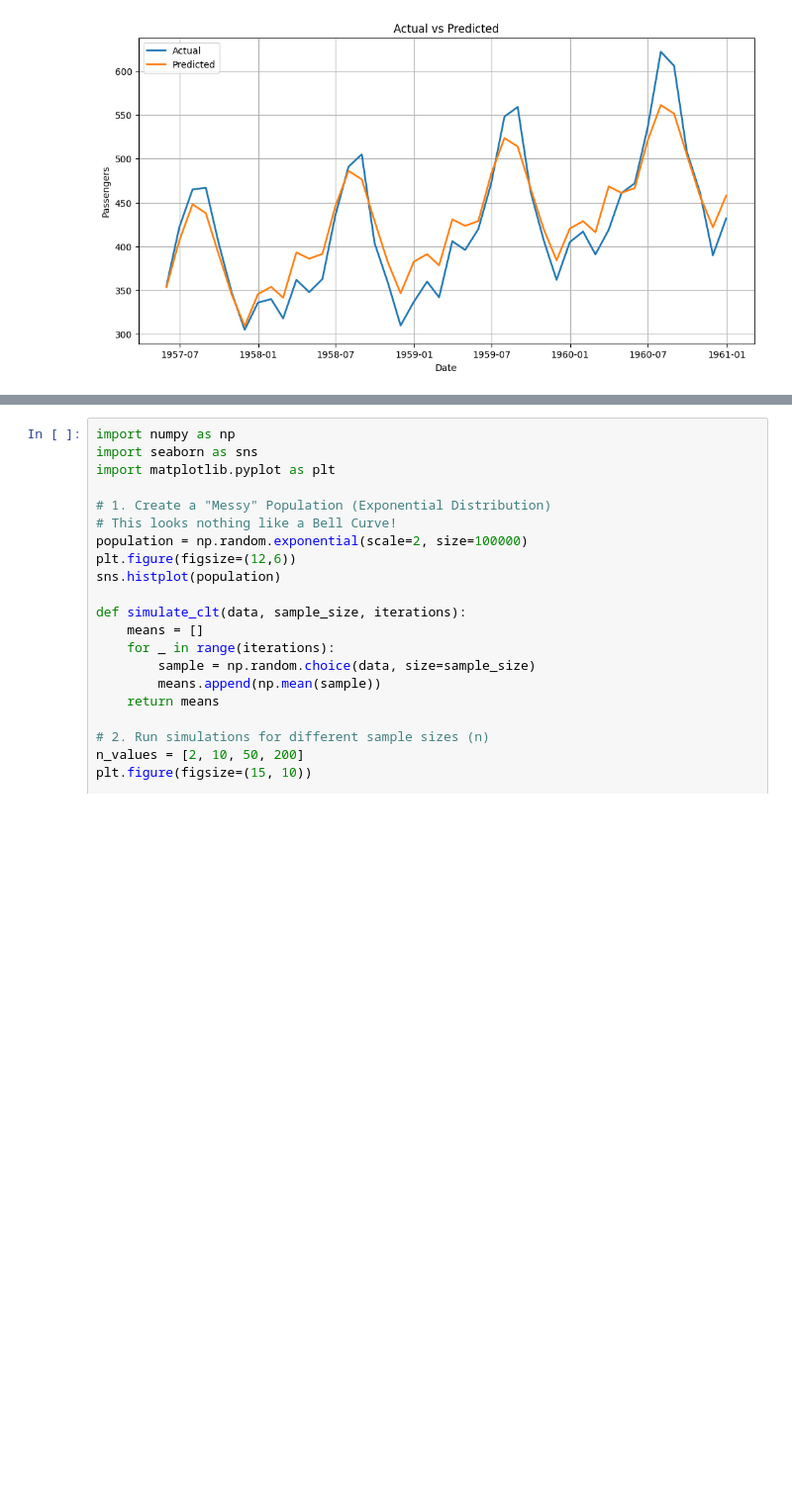
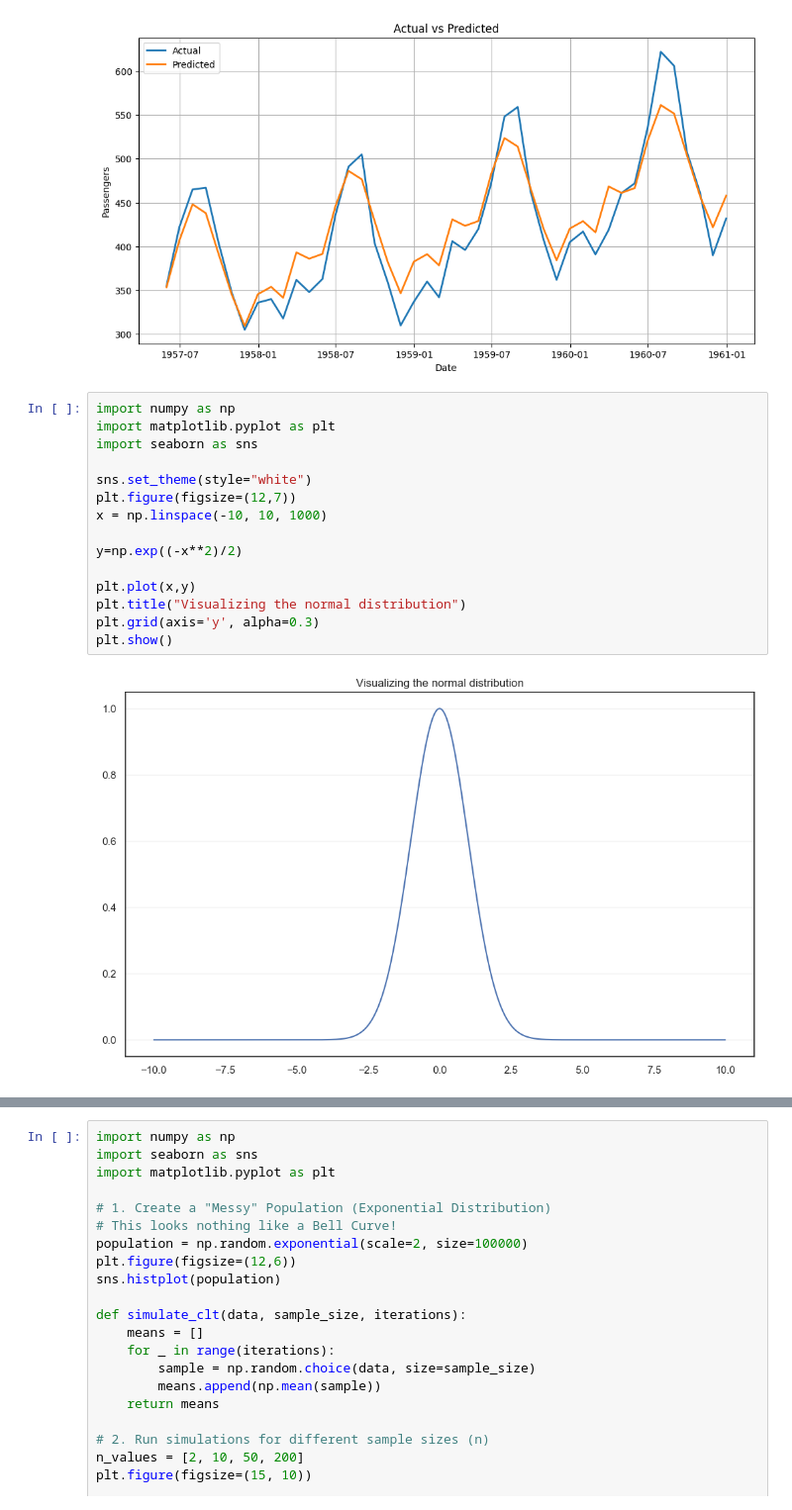
Before and after one commit to zamu-302/Time-series, a Jupyter notebook: Trial.ipynb, the cells around one changed output, grey strips where cells are left out. Shown at 99% size. Cells and saved outputs as stored; diff of their text form; blank space fills up the shorter version.

```diff
--- a/Trial.ipynb
+++ b/Trial.ipynb
@@ -33,6 +33,23 @@ plt.grid(True)
 plt.show()
 # %% [output]
 [figure]
+# %%
+import numpy as np
+import matplotlib.pyplot as plt
+import seaborn as sns
+
+sns.set_theme(style="white")
+plt.figure(figsize=(12,7))
+x = np.linspace(-10, 10, 1000)
+
+y=np.exp((-x**2)/2)
+
+plt.plot(x,y)
+plt.title("Visualizing the normal distribution")
+plt.grid(axis='y', alpha=0.3)
+plt.show()
+# %% [output]
+[figure, added]
 # %%
 import numpy as np
 import matplotlib.pyplot as plt
```
Also changed, not shown: parts of 1 cell of this notebook, 1 other file.
